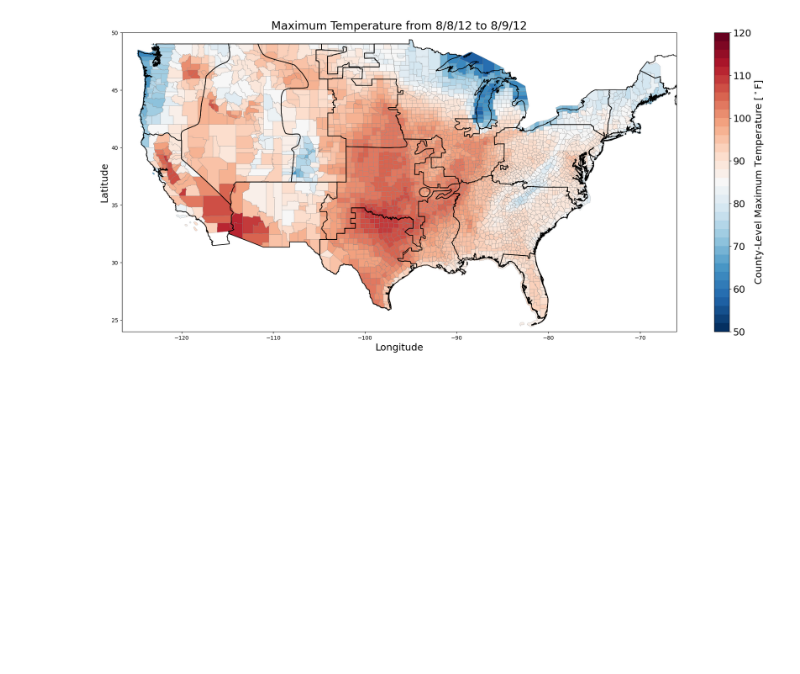
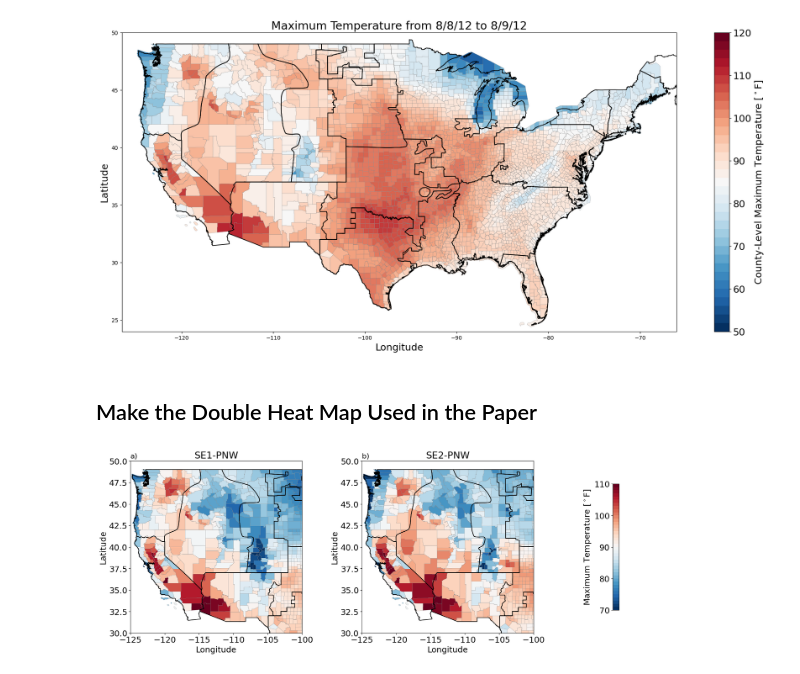
Before and after one commit to cdburley/burleyson-etal_2026_tbd, a Jupyter notebook: notebooks/plot_event_temperature_maps.ipynb, the cells around one changed output. Drawn from its saved outputs; the diff is of its cells as text; code cells hidden in the pictures; blank space fills up the shorter version.

```diff
--- a/notebooks/plot_event_temperature_maps.ipynb
+++ b/notebooks/plot_event_temperature_maps.ipynb
@@ -215,3 +216,77 @@ plot_county_temperature_map(hw_cs = 'HW',
                             save_images = True)
 # %% [output]
 [figure]
+# %% [markdown]
+## Make the Double Heat Map Used in the Paper
+# %%
+# Read in the raw data from the heat wave library:
+#library_df = pd.read_csv((hw_cs_data_dir + 'hw_library_expanded.csv'))
+
+# Subset to just the data for definition you want to use:
+#event_df = library_df[(library_df['UID'] == event)].copy()
+
+# Read in the county shapefile and reassign the 'FIPS' variable as integers:
+counties_df = gpd.read_file(os.path.join(county_shapefile_dir, r'tl_2020_us_county.shp')).rename(columns={'GEOID': 'FIPS'})
+counties_df['FIPS'] = counties_df['FIPS'].astype(int)
+
+# Read in the TPL-08 NERC regions shapefile:
+regions_df = gpd.read_file(os.path.join(nerc_shapefile_dir, 'NERC_TPL08.shp'))
+
+# Reproject the shapefiles onto latitute and longitude coordinates:
+counties_df  = counties_df.to_crs({'init': 'EPSG:4269'})
+regions_df  = regions_df.to_crs({'init': 'EPSG:4269'})
+
+# Process the temperature values during the event:
+temp_one_df = process_temperature_data(hw_cs = 'HW',
+                                       event = 'HW_NERC11_Event62',
+                                       hw_cs_data_dir = hw_cs_data_dir,
+                                       weather_data_input_dir = weather_data_input_dir)
+
+# Process the temperature values during the event:
+temp_two_df = process_temperature_data(hw_cs = 'HW',
+                                       event = 'HW_NERC11_Event88',
+                                       hw_cs_data_dir = hw_cs_data_dir,
+                                       weather_data_input_dir = weather_data_input_dir)
+
+# Merge the temperature data and county shapefile together using county FIPS codes to join them:
+mapping_one_df = counties_df.merge(temp_one_df, on='FIPS', how='left')
+mapping_two_df = counties_df.merge(temp_two_df, on='FIPS', how='left')
+mapping_three_df = mapping_two_df
+mapping_three_df['Null'] = np.nan
+
+# Set the colormap:
+cmap = plt.get_cmap('RdBu_r', 40)
+tmin = 70
+tmax = 110
+
+# Make the maximum temperature plot:
+fig, axes = plt.subplots(nrows=1, ncols=3, figsize=(25, 25))
+fig.subplots_adjust(wspace=0.35)
+
+mapping_one_df.plot(column='T2_Max', ax=axes[0], edgecolor='gray', linewidth=0.25, cmap=cmap, vmin=tmin, vmax=tmax, legend=False)
+ax1 = regions_df.plot(ax=axes[0], facecolor='none', edgecolor='black', linewidth=1.25, zorder=2)
+ax1.set_xlim(-125, -100);
+ax1.set_xlabel('Longitude', fontsize=18);
+ax1.set_ylim(30, 50);
+ax1.set_ylabel('Latitude', fontsize=18);
+ax1.set_title(('SE1-PNW'), fontsize=21)
+ax1.set_title('a)', loc='left', fontsize=16)
+
+mapping_two_df.plot(column='T2_Max', ax=axes[1], edgecolor='gray', linewidth=0.25, cmap=cmap, vmin=tmin, vmax=tmax, legend=False)
+ax2 = regions_df.plot(ax=axes[1], facecolor='none', edgecolor='black', linewidth=1.25, zorder=2)
+ax2.set_xlim(-125, -100);
+ax2.set_xlabel('Longitude', fontsize=18);
+ax2.set_ylim(30, 50);
+ax2.set_ylabel('Latitude', fontsize=18);
+ax2.set_title(('SE2-PNW'), fontsize=21)
+ax2.set_title('b)', loc='left', fontsize=16)
+
+# Subplot for colorbar:
+ax3 = mapping_three_df.plot(ax=axes[2], column='Null', edgecolor='k', linewidth=0, cmap=cmap, vmin=tmin, vmax=tmax, legend=True, legend_kwds={'label': 'Maximum Temperature [$^\circ$F]', 'location': 'left', 'orientation': 'vertical', 'shrink': 0.2})
+ax3.set_xticks([]), ax3.set_yticks([]), ax3.axis('off')
+
+# Save the plot to a .png file:
+filename = ('/Users/burl878/Documents/Code/code_repos/burleyson-etal_2026_tbd/figures/Map.png')
+plt.savefig(filename, dpi=600, bbox_inches='tight')
+# %% [output]
+[figure, added]
```
Also changed, not shown: parts of 1 cell of this notebook, 4 other files.
